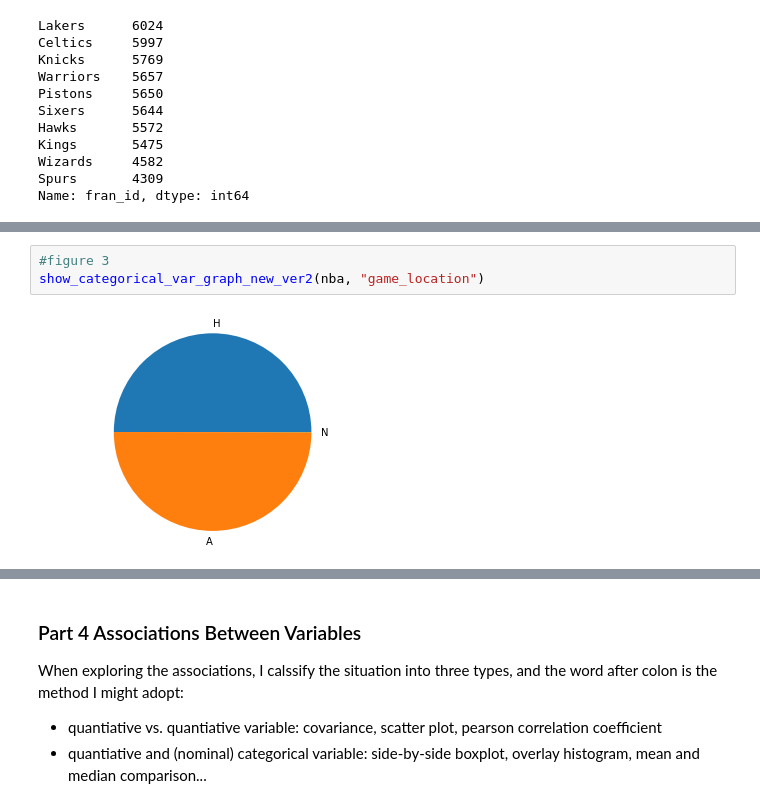
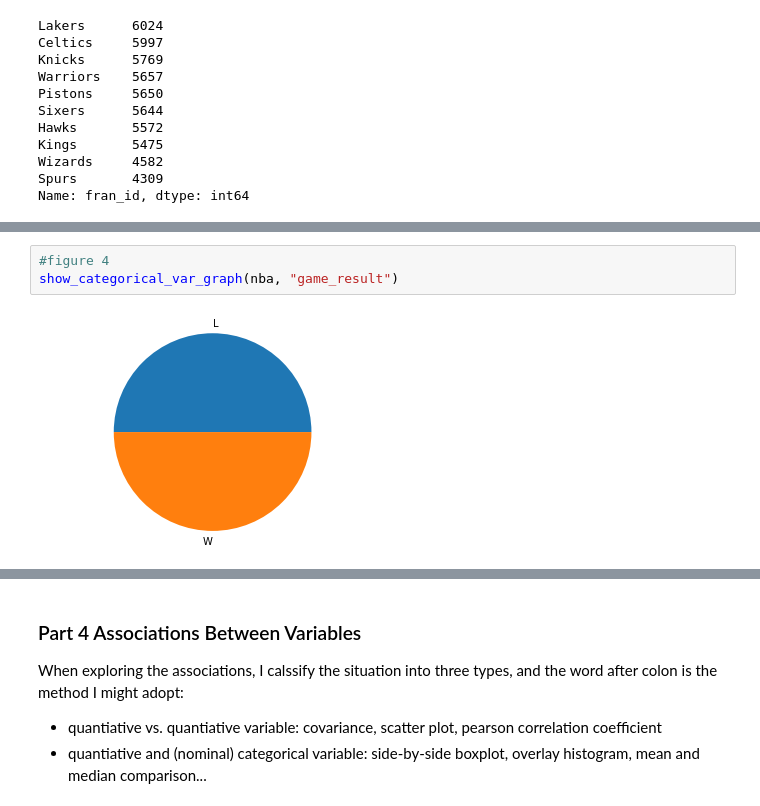
Before and after one commit to Frankkao813/DataAnalysis, a Jupyter notebook: Data Interpretation/NBA_trends.ipynb, the cells around one changed output, grey strips where cells are left out. Drawn from its saved outputs; the diff is of its cells as text.

```diff
--- a/Data Interpretation/NBA_trends.ipynb
+++ b/Data Interpretation/NBA_trends.ipynb
@@ -249,5 +294,5 @@ show_categorical_var_graph_new_ver2(nba, "fran_id", True, x = "index", y = "year
 # %%
-#figure 3
-show_categorical_var_graph_new_ver2(nba, "game_location")
+#figure 4
+show_categorical_var_graph(nba, "game_result")
 # %% [output]
-[figure, old version]
+[figure, new version]
```
Also changed, not shown: parts of 14 cells of this notebook.
